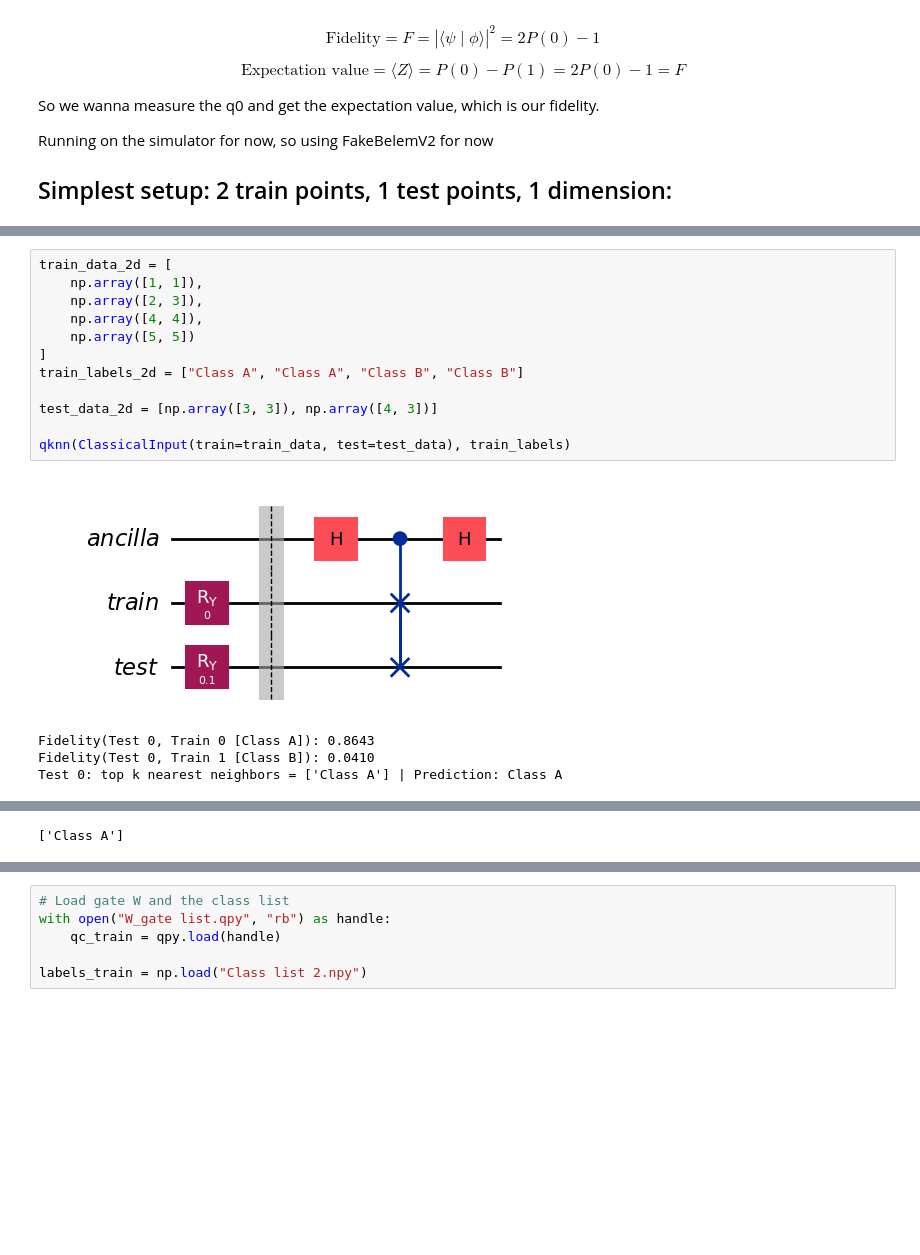
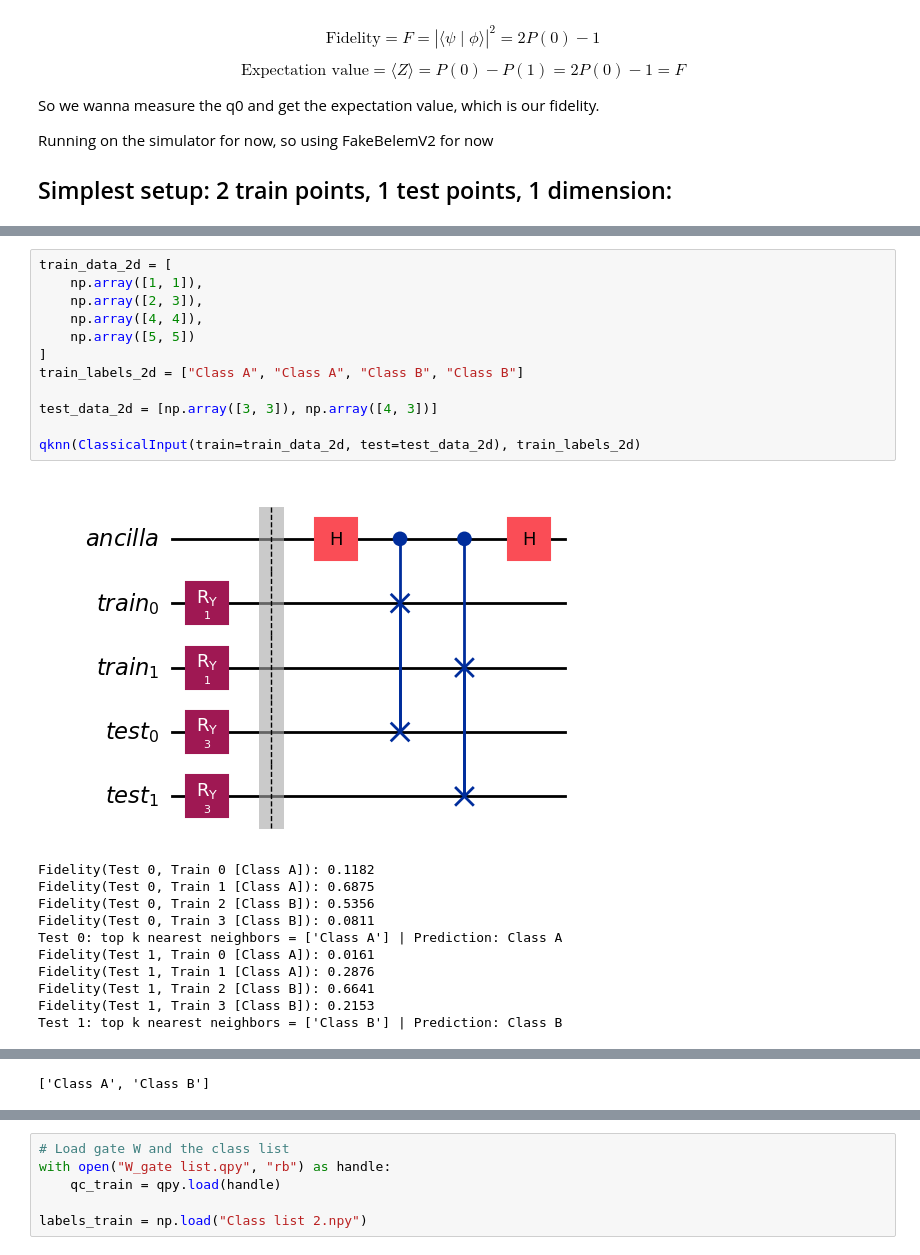
Before and after one commit to Aadipat/QuantumEngineeringProjectGroup8, a Jupyter notebook: simplest_swap_test.ipynb, the cells around one changed output, grey strips where cells are left out. Drawn from its saved outputs; the diff is of its cells as text; blank space fills up the shorter version.

Commit message:
run simplest swap test

```diff
--- a/simplest_swap_test.ipynb
+++ b/simplest_swap_test.ipynb
@@ -274,17 +274,24 @@ OVERALL ACCURACY: 100.00%
 # %%
 train_data_2d = [
     np.array([1, 1]),
     np.array([2, 3]),
     np.array([4, 4]),
     np.array([5, 5])
 ]
 train_labels_2d = ["Class A", "Class A", "Class B", "Class B"]
 
 test_data_2d = [np.array([3, 3]), np.array([4, 3])]
 
-qknn(ClassicalInput(train=train_data, test=test_data), train_labels)
+qknn(ClassicalInput(train=train_data_2d, test=test_data_2d), train_labels_2d)
 # %% [output]
-[figure, old version]
+[figure, new version]
-Fidelity(Test 0, Train 0 [Class A]): 0.8643
-Fidelity(Test 0, Train 1 [Class B]): 0.0410
+Fidelity(Test 0, Train 0 [Class A]): 0.1182
+Fidelity(Test 0, Train 1 [Class A]): 0.6875
+Fidelity(Test 0, Train 2 [Class B]): 0.5356
+Fidelity(Test 0, Train 3 [Class B]): 0.0811
 Test 0: top k nearest neighbors = ['Class A'] | Prediction: Class A
+Fidelity(Test 1, Train 0 [Class A]): 0.0161
+Fidelity(Test 1, Train 1 [Class A]): 0.2876
+Fidelity(Test 1, Train 2 [Class B]): 0.6641
+Fidelity(Test 1, Train 3 [Class B]): 0.2153
+Test 1: top k nearest neighbors = ['Class B'] | Prediction: Class B
@@ -292,4 +299,4 @@ Test 0: top k nearest neighbors = ['Class A'] | Prediction: Class A
-['Class A']
+['Class A', 'Class B']
 # %%
 iris = load_iris()
 X = iris.data  # The 4 features
```
Also changed, not shown: parts of 6 cells of this notebook.
